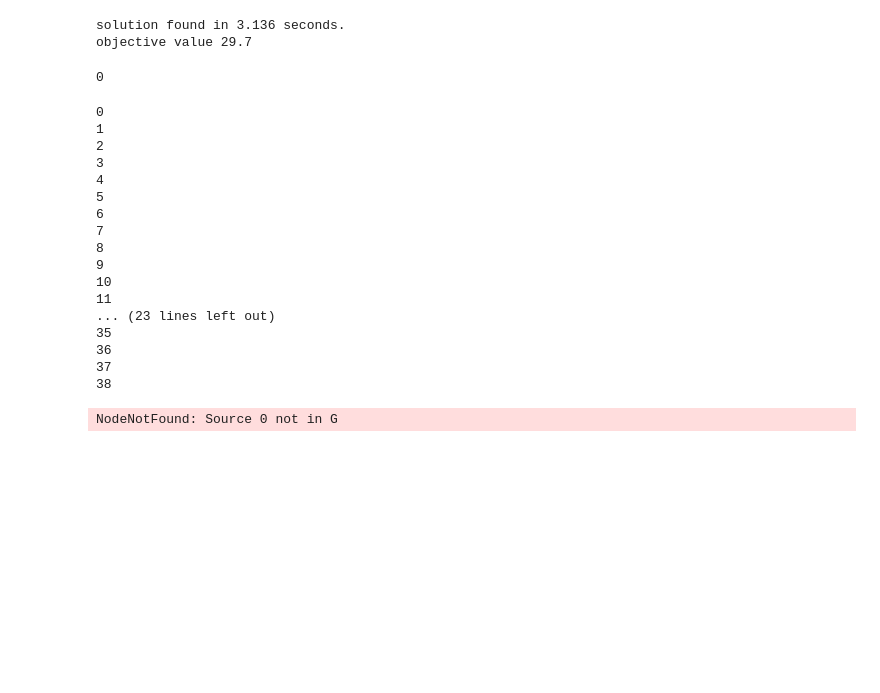
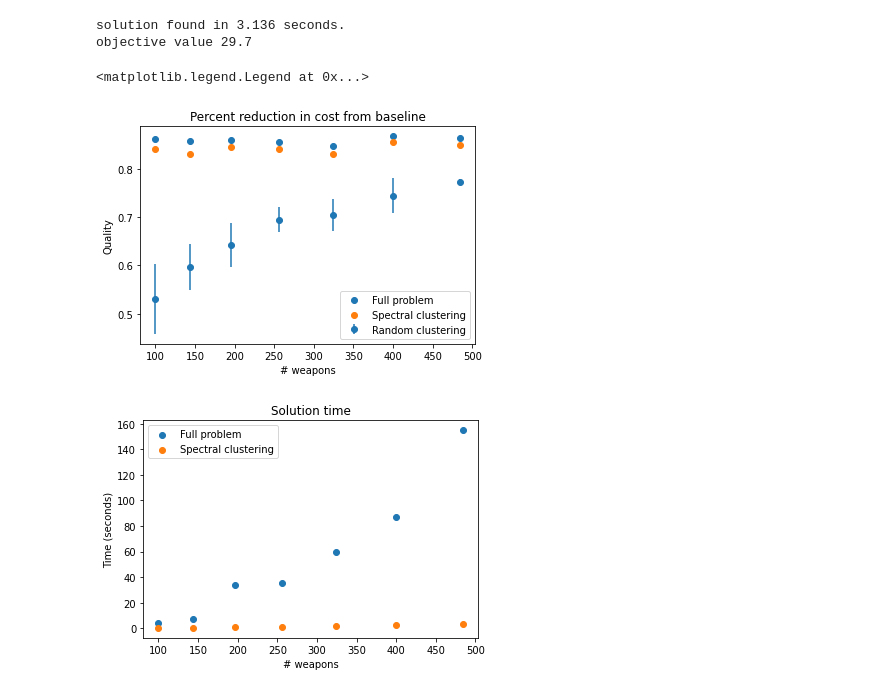
Before and after one commit to JGSuw/wta, a Jupyter notebook: examples.ipynb, the cells around one changed output. Cells and saved outputs as stored; diff of their text form; code cells hidden in the pictures; blank space fills up the shorter version.

```diff
--- a/examples.ipynb
+++ b/examples.ipynb
@@ -156,7 +156,7 @@ methods at various problem scales
 """
 
 # number of clusters
-L = np.array([10,12,14,16])
+L = np.array([10,12,14,16,18,20,22])
 # number of weapons
 N = L**2
 # number of targets
@@ -166,47 +166,55 @@ problems = [simple_wta.random_wta_factory(N[i],M[i]) for i in range(len(N))]
 # baseline performance for comparison
 baseline = [problems[i].objective(simple_wta.clb_mmr_alg(problems[i])) for i in range(len(N))]
 f1 = np.zeros(len(N))          # objective value for ahuja's method on full problem
-f2 = np.zeros((len(N),100))    # objective value for ahuja's method on 100 random coalitions
+f2 = np.zeros((len(N),10))    # objective value for ahuja's method on 100 random coalitions
 f3 = np.zeros(len(N))          # objective value for ahuja's method with spectral clustering
 # runnign times
 t1 = np.zeros(len(N))
-t2 = np.zeros((len(N),100))
+t2 = np.zeros((len(N),10))
 t3 = np.zeros(len(N))
 
 for i in range(len(problems)):
-    print(i)
     tstart = time.perf_counter()
-    f1[i] = problems[i].objective(ahuja.optimize(problems[i]))
+    f1[i] = problems[i].objective(ahuja.optimize(problems[i],maxiters=1000))
     t1[i] = time.perf_counter()-tstart
 
-    for j in range(100):
-        print(j)
+    for j in range(10):
         tstart = time.perf_counter()
         sub_problems, coalitions, missions = spectral_clustering.random_reduction(problems[i], L[i])
-        f2[i,j] = np.sum([p.objective(ahuja.optimize(p)) for p in sub_problems])
+        f2[i,j] = np.sum([p.objective(ahuja.optimize(p,maxiters=1000)) for p in sub_problems])
         t2[i,j] = time.perf_counter()-tstart
 
     tstart = time.perf_counter()
     sub_problems, coalitions, missions = spectral_clustering.reduce_problem(problems[i], L[i])
-    f3[i] = np.sum([p.objective(ahuja.optimize(p)) for p in sub_problems])
+    f3[i] = np.sum([p.objective(ahuja.optimize(p,maxiters=1000)) for p in sub_problems])
     t3[i] = time.perf_counter()-tstart
-# %% [output]
-0
-0
-1
-2
-3
-4
-5
-6
-7
-8
-9
-10
-11
-... (23 lines left out)
-35
-36
-37
-38
-NodeNotFound: Source 0 not in G
+# %%
+from matplotlib import pyplot as plt
+# plt.scatter(N,-(baseline-f1)/baseline)
+# plt.scatter(N,-(baseline-f3)/baseline)
+# plt.scatter(N,t1)
+# plt.scatter(N,t3)
+f2mean = np.average(f2,1)
+f2stddev = np.std(f2,1)
+t2mean = np.average(t2,1)
+t2stddev = np.std(t2,1)
+fig1 = plt.figure()
+plt.scatter(N,(baseline-f1)/baseline)
+plt.errorbar(N,(baseline-f2mean)/baseline,(f2stddev)/baseline,fmt="o")
+plt.scatter(N,(baseline-f3)/baseline)
+plt.xlabel("# weapons")
+plt.ylabel("Quality")
+plt.title("Percent reduction in cost from baseline")
+plt.legend(["Full problem", "Spectral clustering", "Random clustering"])
+fig2 = plt.figure()
+plt.scatter(N,t1)
+# plt.scatter(N,t2mean)
+plt.scatter(N,t3)
+plt.xlabel("# weapons")
+plt.ylabel("Time (seconds)")
+plt.title("Solution time")
+plt.legend(["Full problem", "Spectral clustering"])
+# %% [output]
+<matplotlib.legend.Legend at 0x...>
+[figure, added]
+[figure, added]
```
Also changed, not shown: 1 other file.
